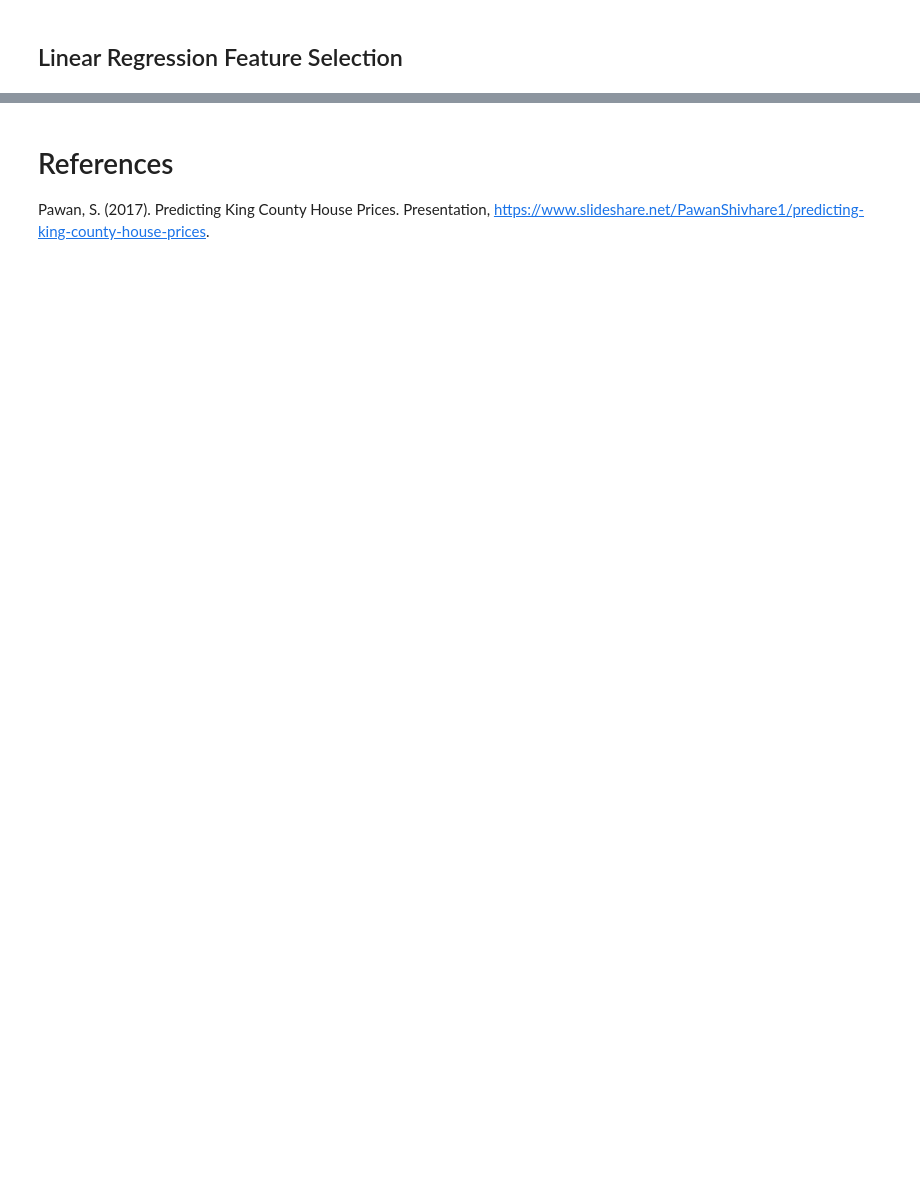
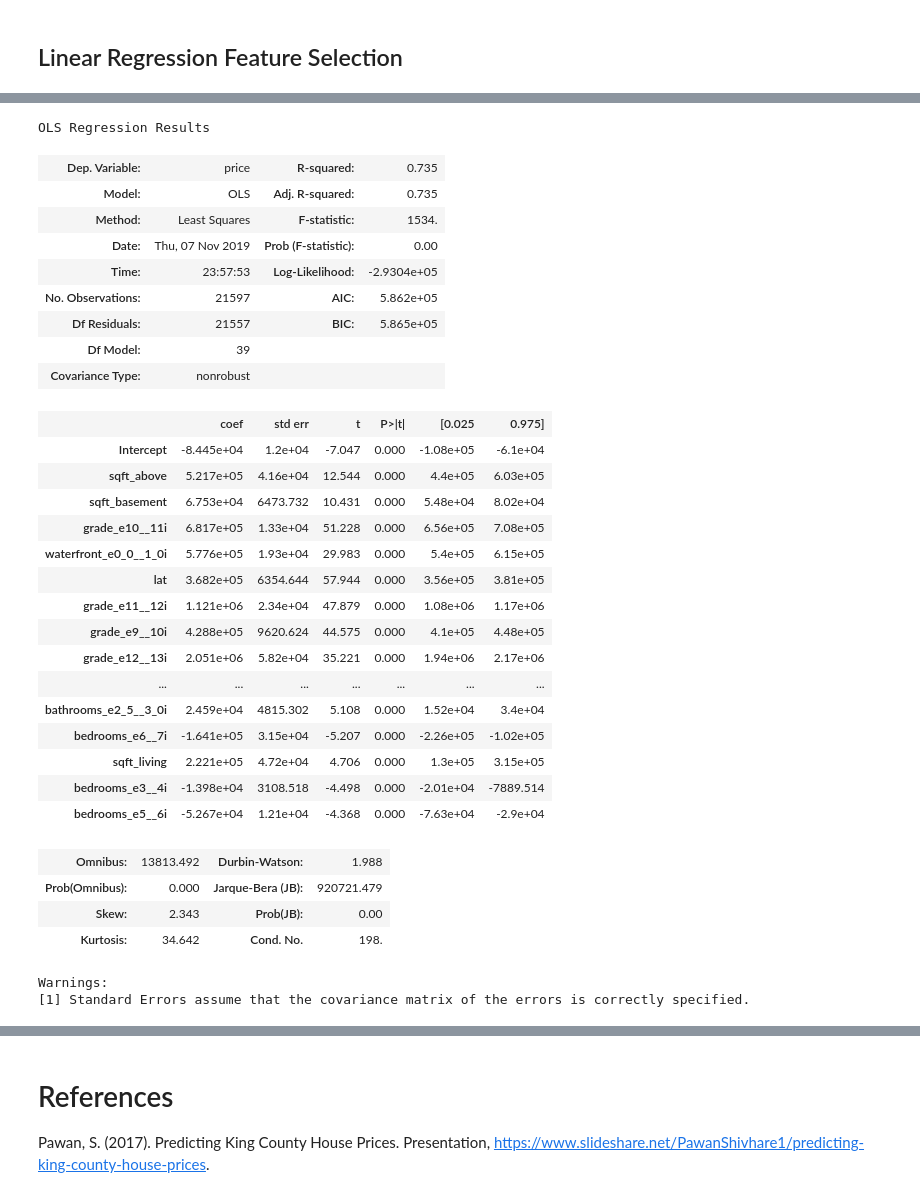
Before and after one commit to sacontreras/dsc-mod1-project, a Jupyter notebook: KingCountyHouseSales.ipynb, the cells around one changed output, grey strips where cells are left out. Drawn from its saved outputs; the diff is of its cells as text; code cells hidden in the pictures; blank space fills up the shorter version.

Commit message:
model fit with .735 r_squared

```diff
--- a/KingCountyHouseSales.ipynb
+++ b/KingCountyHouseSales.ipynb
@@ -700,3 +745,7 @@ def stepwise_selection(X, y,
         if not changed:
             break
     return included
+# %%
+kchd_renamed_cols_df = kchd_df.drop(['id', 'date'], axis=1)
+kchd_renamed_cols_df = kchd_renamed_cols_df.rename(columns=lambda x: x.replace(" ", "").replace(",", "__").replace(".", "_").replace("(", "e").replace("]", "i"))
+#print(kchd_renamed_cols_df.columns)
@@ -702,0 +771,5 @@ def stepwise_selection(X, y,
+# %%
+data_fin = kchd_renamed_cols_df.copy()
+kchd_no_target_df = kchd_renamed_cols_df.drop([target], axis=1)
+sig_features = stepwise_selection(kchd_no_target_df, data_fin[target], verbose = True)
+print("\nresulting features:\n{}".format(sig_features))
@@ -702,0 +794,37 @@ def stepwise_selection(X, y,
+# %%
+f = target + '~' + "+".join(sig_features)
+model_fit_results = ols(formula=f, data=data_fin).fit()
+model_fit_results.summary()
+# %% [output]
+OLS Regression Results
+| Dep. Variable: | price | R-squared: | 0.735 |
+| Model: | OLS | Adj. R-squared: | 0.735 |
+| Method: | Least Squares | F-statistic: | 1534. |
+| Date: | Thu, 07 Nov 2019 | Prob (F-statistic): | 0.00 |
+| Time: | 23:57:53 | Log-Likelihood: | -2.9304e+05 |
+| No. Observations: | 21597 | AIC: | 5.862e+05 |
+| Df Residuals: | 21557 | BIC: | 5.865e+05 |
+| Df Model: | 39 |  |  |
+| Covariance Type: | nonrobust |  |  |
+|  | coef | std err | t | P>|t| | [0.025 | 0.975] |
+| Intercept | -8.445e+04 | 1.2e+04 | -7.047 | 0.000 | -1.08e+05 | -6.1e+04 |
+| sqft_above | 5.217e+05 | 4.16e+04 | 12.544 | 0.000 | 4.4e+05 | 6.03e+05 |
+| sqft_basement | 6.753e+04 | 6473.732 | 10.431 | 0.000 | 5.48e+04 | 8.02e+04 |
+| grade_e10__11i | 6.817e+05 | 1.33e+04 | 51.228 | 0.000 | 6.56e+05 | 7.08e+05 |
+| waterfront_e0_0__1_0i | 5.776e+05 | 1.93e+04 | 29.983 | 0.000 | 5.4e+05 | 6.15e+05 |
+| lat | 3.682e+05 | 6354.644 | 57.944 | 0.000 | 3.56e+05 | 3.81e+05 |
+| grade_e11__12i | 1.121e+06 | 2.34e+04 | 47.879 | 0.000 | 1.08e+06 | 1.17e+06 |
+| grade_e9__10i | 4.288e+05 | 9620.624 | 44.575 | 0.000 | 4.1e+05 | 4.48e+05 |
+| grade_e12__13i | 2.051e+06 | 5.82e+04 | 35.221 | 0.000 | 1.94e+06 | 2.17e+06 |
+| ... | ... | ... | ... | ... | ... | ... |
+| bathrooms_e2_5__3_0i | 2.459e+04 | 4815.302 | 5.108 | 0.000 | 1.52e+04 | 3.4e+04 |
+| bedrooms_e6__7i | -1.641e+05 | 3.15e+04 | -5.207 | 0.000 | -2.26e+05 | -1.02e+05 |
+| sqft_living | 2.221e+05 | 4.72e+04 | 4.706 | 0.000 | 1.3e+05 | 3.15e+05 |
+| bedrooms_e3__4i | -1.398e+04 | 3108.518 | -4.498 | 0.000 | -2.01e+04 | -7889.514 |
+| bedrooms_e5__6i | -5.267e+04 | 1.21e+04 | -4.368 | 0.000 | -7.63e+04 | -2.9e+04 |
+| Omnibus: | 13813.492 | Durbin-Watson: | 1.988 |
+| Prob(Omnibus): | 0.000 | Jarque-Bera (JB): | 920721.479 |
+| Skew: | 2.343 | Prob(JB): | 0.00 |
+| Kurtosis: | 34.642 | Cond. No. | 198. |
+Warnings:
+[1] Standard Errors assume that the covariance matrix of the errors is correctly specified.
```
Also changed, not shown: parts of 13 cells of this notebook.
